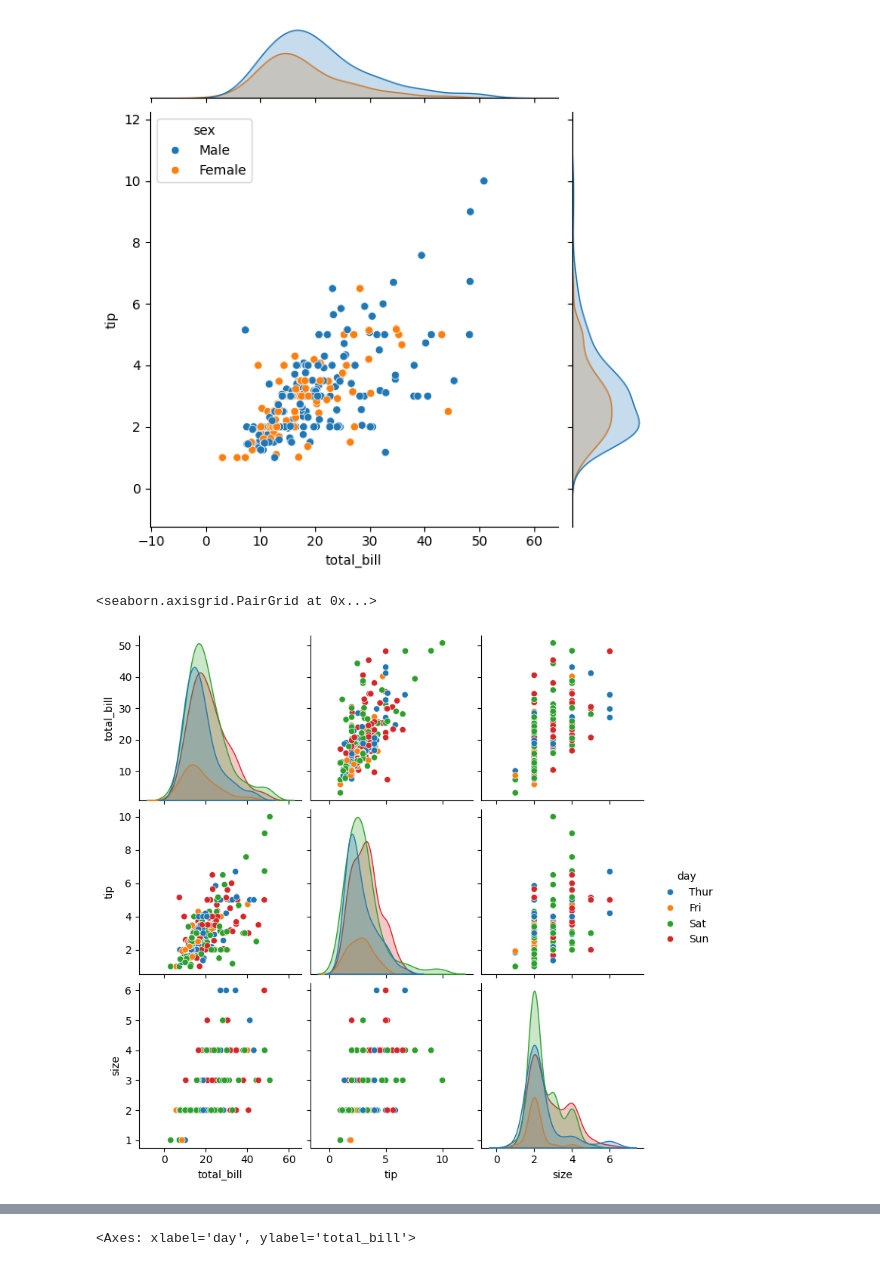
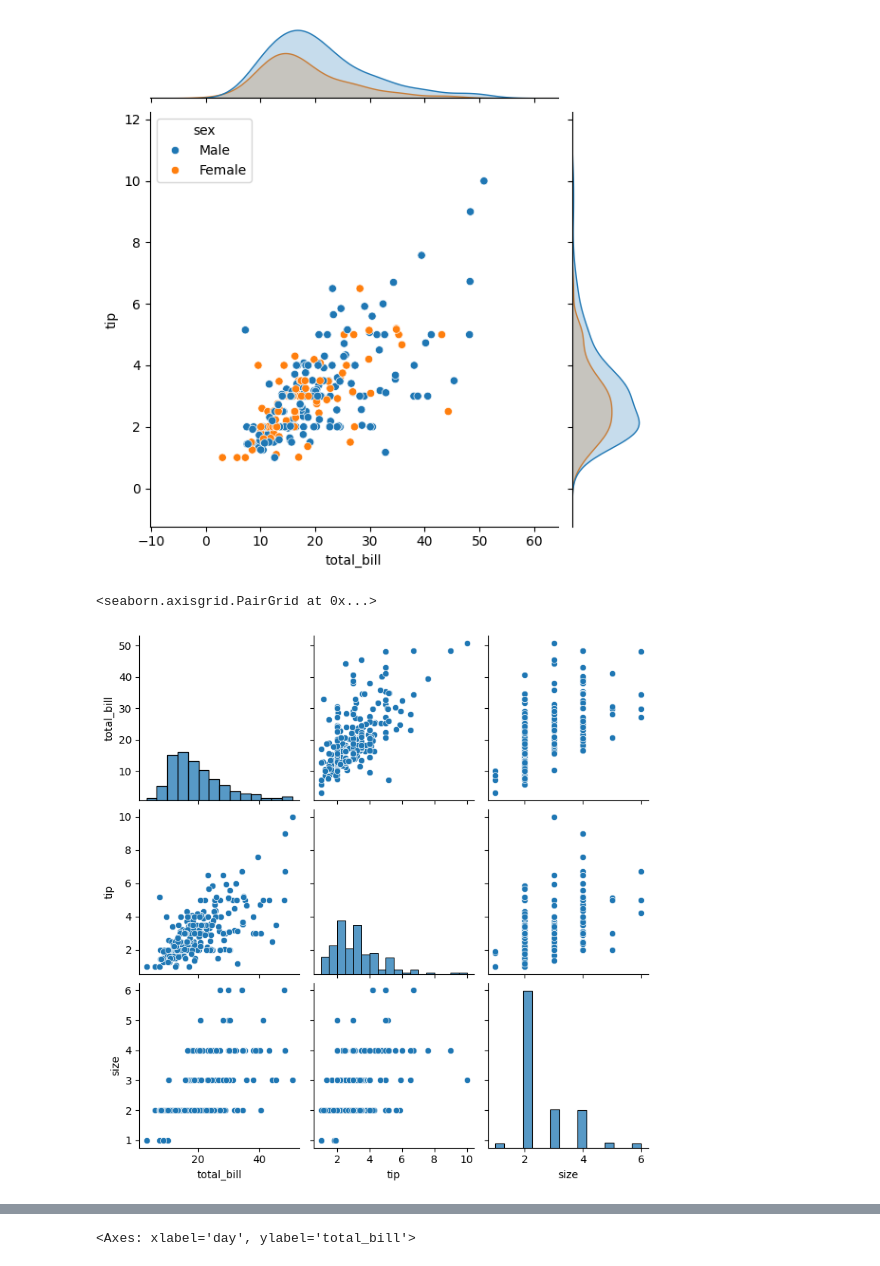
Before and after one commit to ShubhamSinghal12/DS_PP_AUG_25, a Jupyter notebook: Data Visualization/Seaborn.ipynb, the cells around one changed output, grey strips where cells are left out. Cells and saved outputs as stored; diff of their text form; code cells hidden in the pictures.

```diff
--- a/Data Visualization/Seaborn.ipynb
+++ b/Data Visualization/Seaborn.ipynb
@@ -175,8 +176,8 @@ sns.jointplot(tips_data,x = 'total_bill',y = 'tip',kind='scatter',hue='sex')
 <seaborn.axisgrid.JointGrid at 0x...>
 [figure]
 # %%
-sns.pairplot(tips_data,hue = 'day')
+sns.pairplot(tips_data)
 # %% [output]
 <seaborn.axisgrid.PairGrid at 0x...>
-[figure, old version]
+[figure, new version]
 # %%
```
Also changed, not shown: parts of 14 cells of this notebook.
